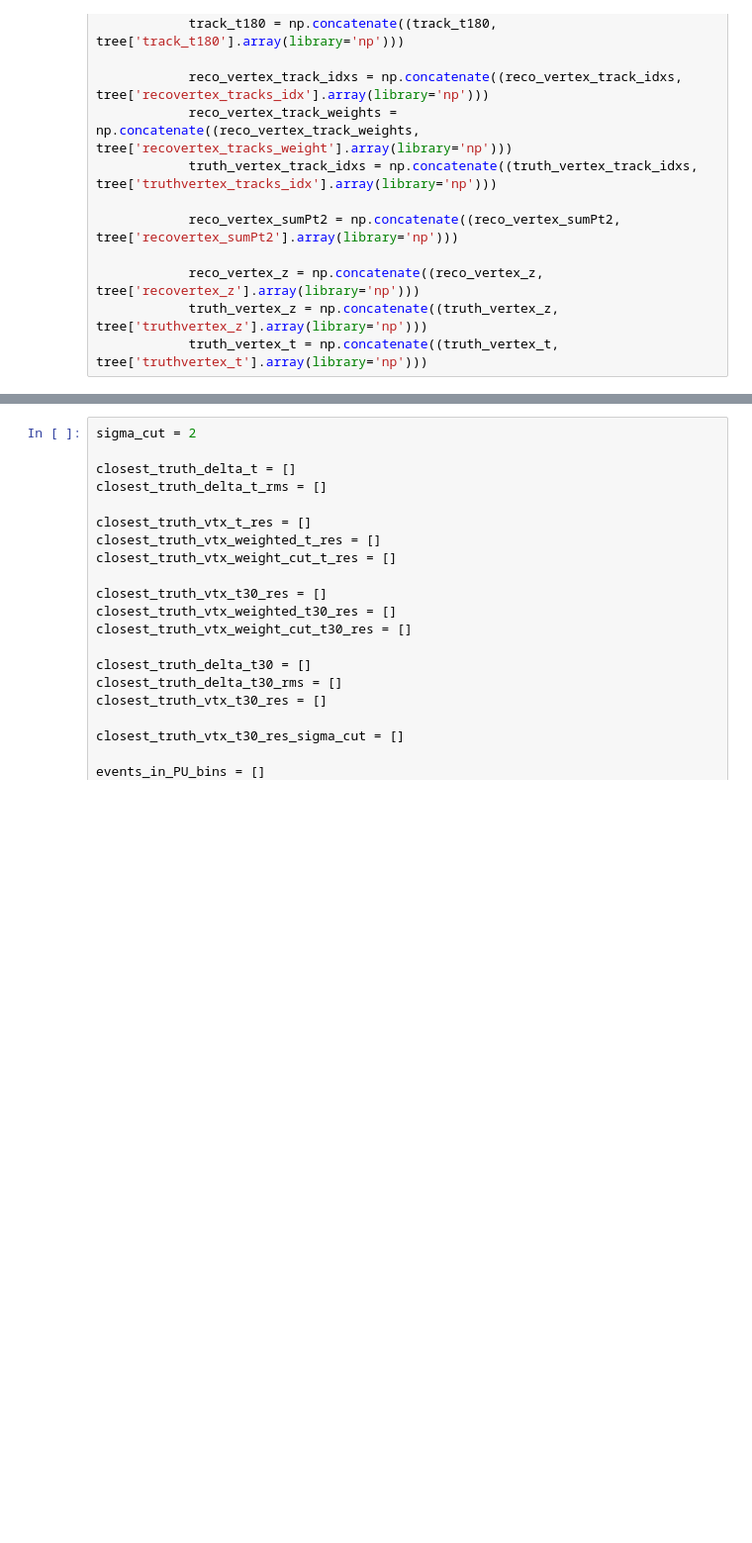
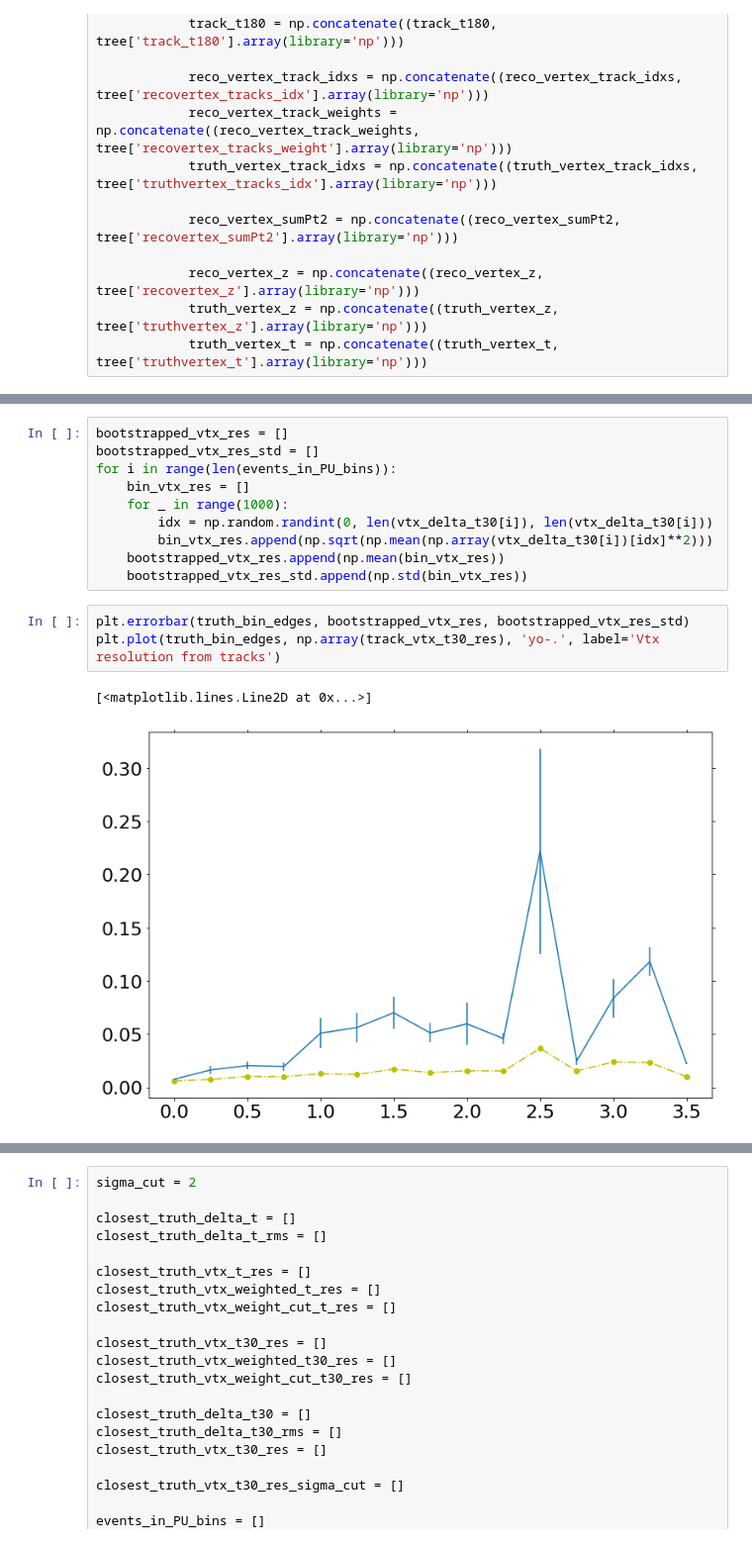
Before and after one commit to ttlindkvist/4DTracking, a Jupyter notebook: pileup_t.ipynb, the cells around one changed output, grey strips where cells are left out. Shown: that part at 99% size. Drawn from its saved outputs; the diff is of its cells as text; blank space fills up the shorter version.

```diff
--- a/pileup_t.ipynb
+++ b/pileup_t.ipynb
@@ -263,0 +390,16 @@ fig.tight_layout()
+# %%
+bootstrapped_vtx_res = []
+bootstrapped_vtx_res_std = []
+for i in range(len(events_in_PU_bins)):
+    bin_vtx_res = []
+    for _ in range(1000):
+        idx = np.random.randint(0, len(vtx_delta_t30[i]), len(vtx_delta_t30[i]))
+        bin_vtx_res.append(np.sqrt(np.mean(np.array(vtx_delta_t30[i])[idx]**2)))
+    bootstrapped_vtx_res.append(np.mean(bin_vtx_res))
+    bootstrapped_vtx_res_std.append(np.std(bin_vtx_res))
+# %%
+plt.errorbar(truth_bin_edges, bootstrapped_vtx_res, bootstrapped_vtx_res_std)
+plt.plot(truth_bin_edges, np.array(track_vtx_t30_res), 'yo-.', label='Vtx resolution from tracks')
+# %% [output]
+[<matplotlib.lines.Line2D at 0x...>]
+[figure, added]
```
Also changed, not shown: parts of 9 cells of this notebook, 3 other files.
